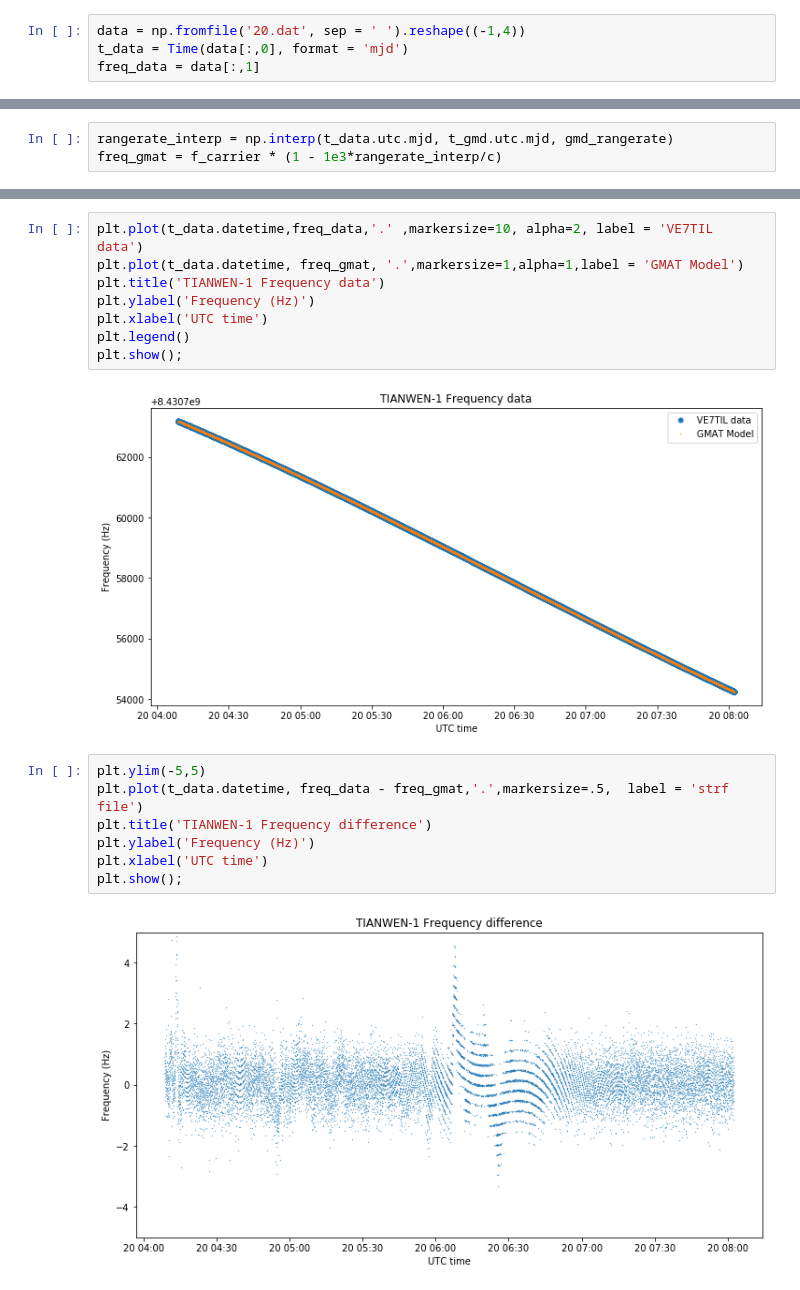
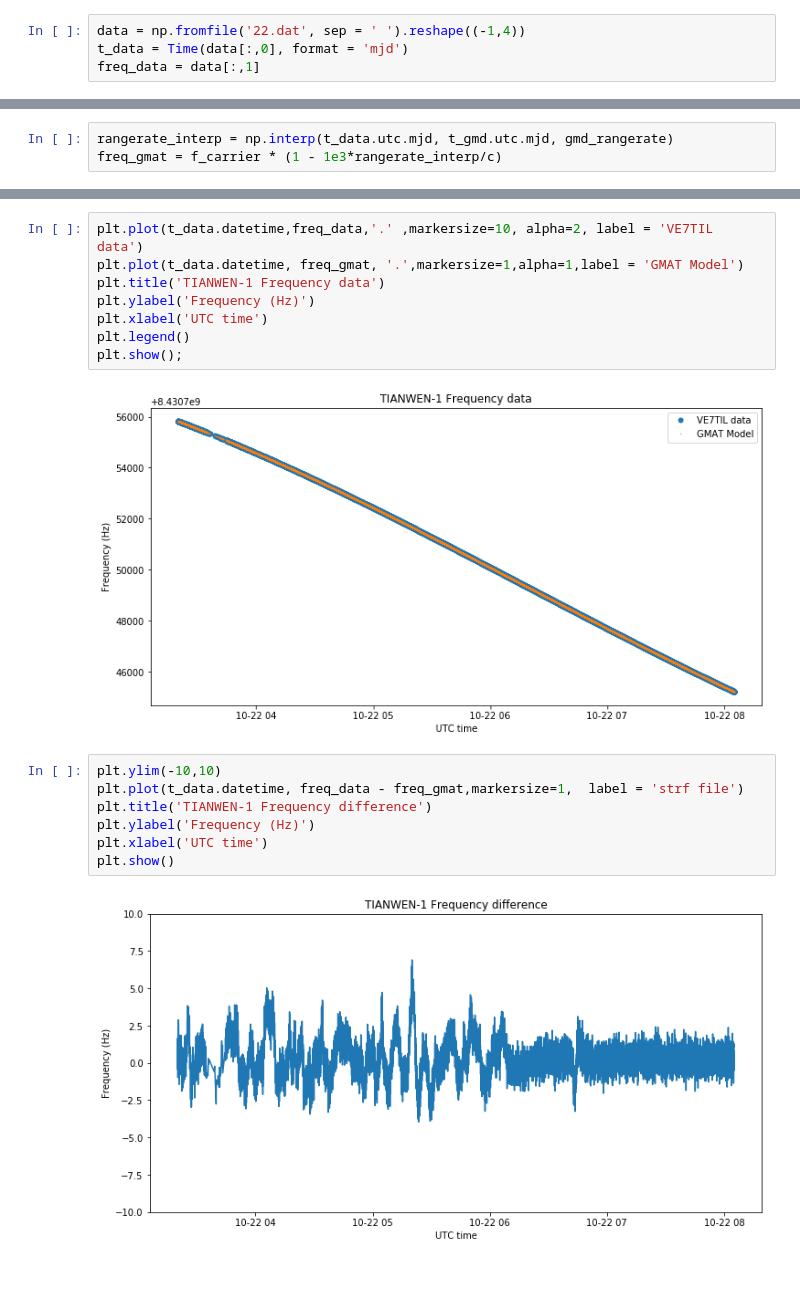
Before and after one commit to ScottTilley/tianwen1, a Jupyter notebook: Doppler_study.ipynb, the cells around one changed output, grey strips where cells are left out. Drawn from its saved outputs; the diff is of its cells as text.

```diff
--- a/Doppler_study.ipynb
+++ b/Doppler_study.ipynb
@@ -15,7 +15,7 @@ plt.rcParams['figure.facecolor'] = 'w'
 #f_carrier = 8431.0165302617e6 before GPSDO software change, average of Oct 11-17th.
 f_carrier = 8431.01653051e6
 # %%
-data = np.fromfile('20.dat', sep = ' ').reshape((-1,4))
+data = np.fromfile('22.dat', sep = ' ').reshape((-1,4))
 t_data = Time(data[:,0], format = 'mjd')
 freq_data = data[:,1]
 # %%
@@ -86,13 +86,13 @@ plt.xlabel('UTC time')
 plt.legend()
 plt.show();
 # %% [output]
-[figure, old version]
+[figure, new version]
 # %%
-plt.ylim(-5,5)
-plt.plot(t_data.datetime, freq_data - freq_gmat,'.',markersize=.5,  label = 'strf file')
+plt.ylim(-10,10)
+plt.plot(t_data.datetime, freq_data - freq_gmat,markersize=1,  label = 'strf file')
 plt.title('TIANWEN-1 Frequency difference')
 plt.ylabel('Frequency (Hz)')
 plt.xlabel('UTC time')
-plt.show();
+plt.show()
 # %% [output]
-[figure, old version]
+[figure, new version]
```
Also changed, not shown: parts of 2 cells of this notebook, 4 other files.
